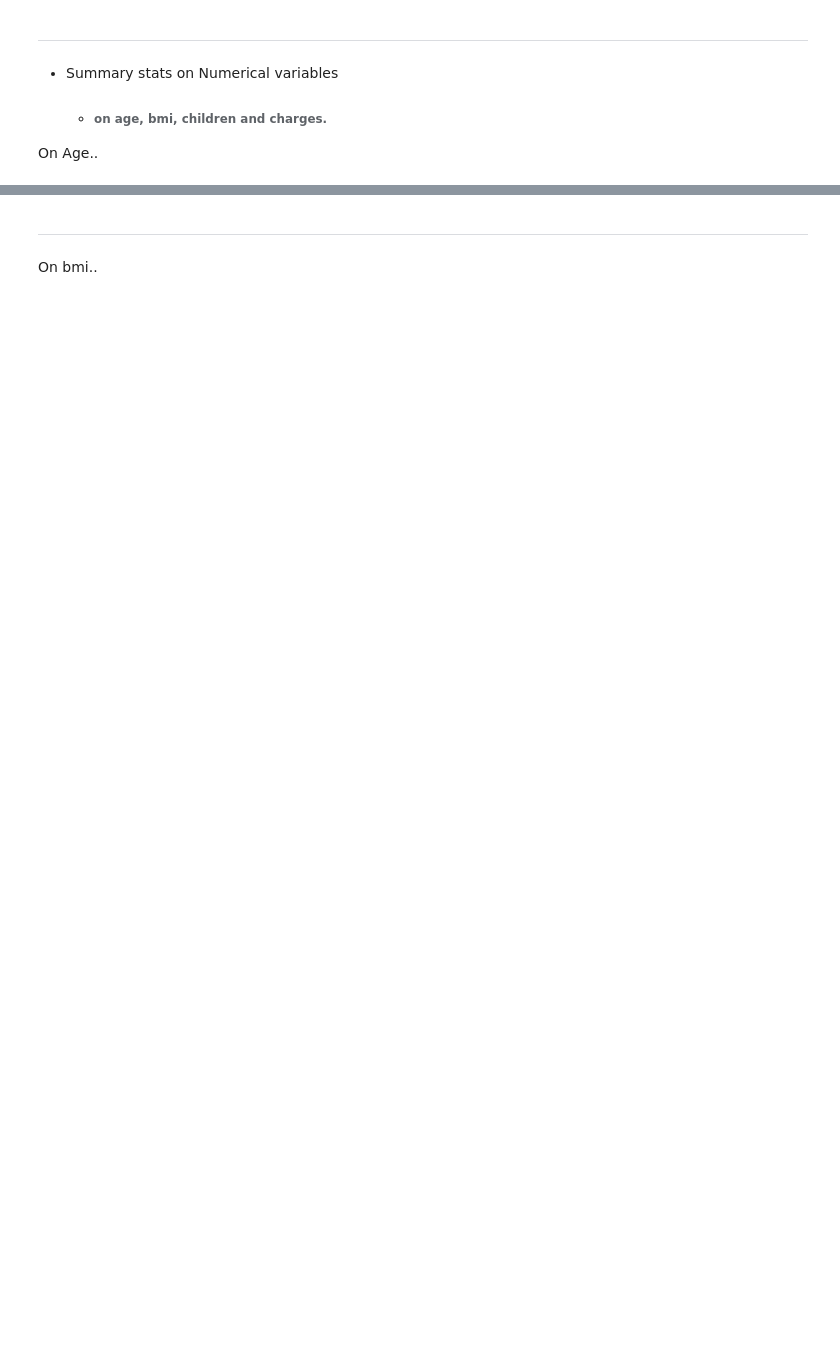
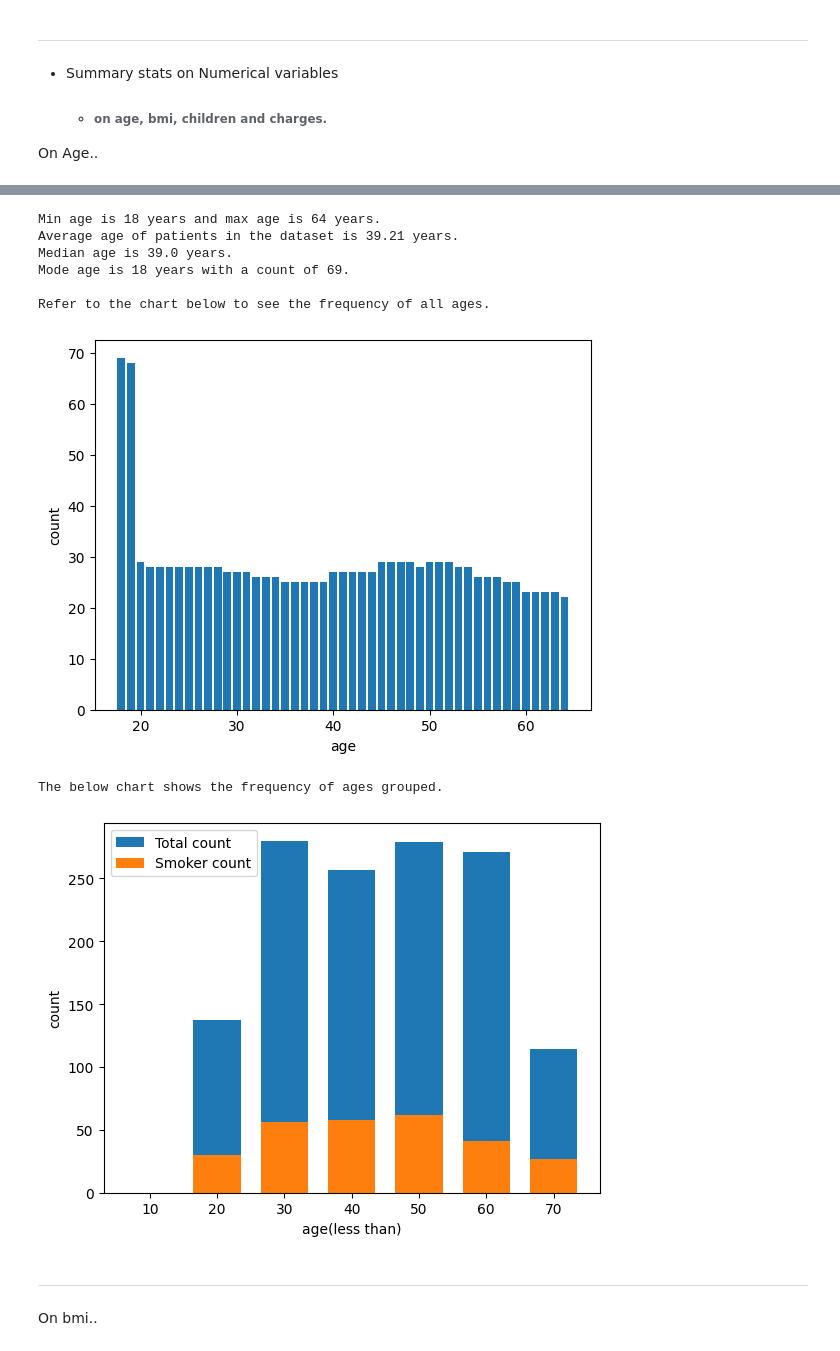
Before and after one commit to Mohak475/portfolio-proj-1, a Jupyter notebook: main_book.ipynb, the cells around one changed output, grey strips where cells are left out. Cells and saved outputs as stored; diff of their text form; code cells hidden in the pictures; blank space fills up the shorter version.

```diff
--- a/main_book.ipynb
+++ b/main_book.ipynb
@@ -175,3 +157,72 @@ IQR of ages: 24.0
+# %%
+import matplotlib.pyplot as plt
+import numpy as np
+
+min_age = min(age_list)
+max_age = max(age_list)
+print("Min age is {} years and max age is {} years.".format(min_age, max_age))
+print("Average age of patients in the dataset is {} years.".format(round(statistics.mean(age_list),2)))
+print("Median age is {} years.".format(round(statistics.median(age_list),2)))
+mode_age = statistics.mode(age_list)
+print("Mode age is {} years with a count of {}.".format(mode_age,age_list.count(mode_age)))
+
+# print("Standard deviation of ages: {}".format(round(statistics.pstdev(age_list),2)))
+# print("IQR of ages: {}".format(round(np.quantile(age_list,0.75) - np.quantile(age_list,0.25),2)))
+
+print("\nRefer to the chart below to see the frequency of all ages.")
+
+all_ages = set(age_list)
+ages_count = dict.fromkeys(all_ages,0)
+for row in imported_data:
+    ages_count[int(row['age'])] += 1
+
+x = np.array(list(ages_count.keys()))
+y = np.array(list(ages_count.values()))
+
+plt.bar(x,y)
+plt.xlabel("age")
+plt.ylabel("count")
+plt.show()
+
+print("The below chart shows the frequency of ages grouped.")
+groups_ages_list = list(range(min_age-(min_age%10),max_age+11,10))
+groups_ages_dict = dict.fromkeys(groups_ages_list,0)
+sm_age_wise_count_dict = dict.fromkeys(groups_ages_list,0)
+for row in imported_data:
+    age = int(row['age'])
+    sm = row['smoker']
+    for group in groups_ages_list:
+        if age < group:
+            groups_ages_dict[group] += 1
+            if sm == 'yes':
+                sm_age_wise_count_dict[group] += 1
+            break
+
+x = np.array(list(groups_ages_dict.keys()))
+# x = np.array(["18-20","21-30","31-40","41-50","51-60","61-70"])
+y = np.array(list(groups_ages_dict.values()))
+
+plt.bar(x,y,width=7)
+plt.xlabel("age(less than)")
+plt.ylabel("count")
+
+x = np.array(list(sm_age_wise_count_dict.keys()))
+y = np.array(list(sm_age_wise_count_dict.values()))
+
+plt.bar(x,y,width=7)
+
+plt.legend(["Total count", "Smoker count"], loc=2)
+plt.show()
+# %% [output]
+Min age is 18 years and max age is 64 years.
+Average age of patients in the dataset is 39.21 years.
+Median age is 39.0 years.
+Mode age is 18 years with a count of 69.
+
+Refer to the chart below to see the frequency of all ages.
+[figure, added]
+The below chart shows the frequency of ages grouped.
+[figure, added]
 # %% [markdown]
 ---------------
 On bmi..
```
Also changed, not shown: parts of 9 cells of this notebook.
